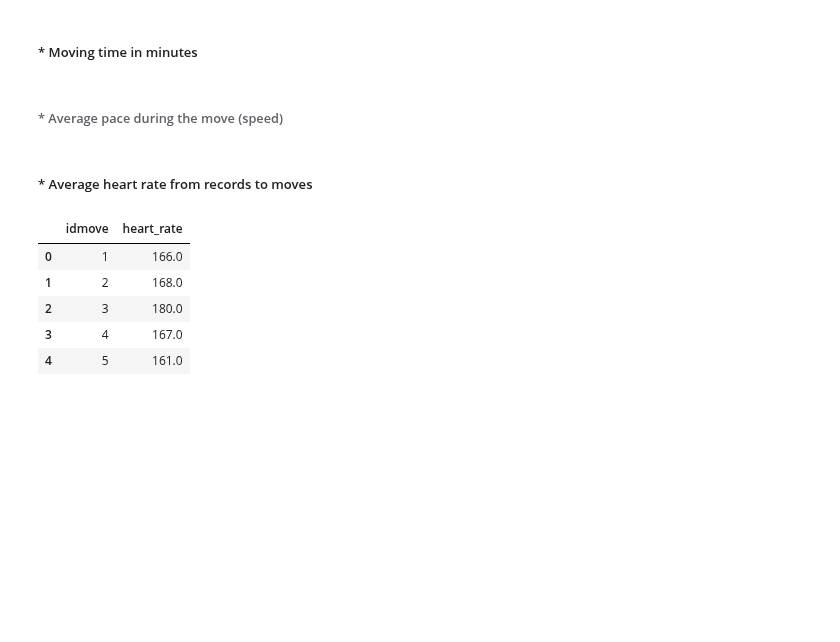
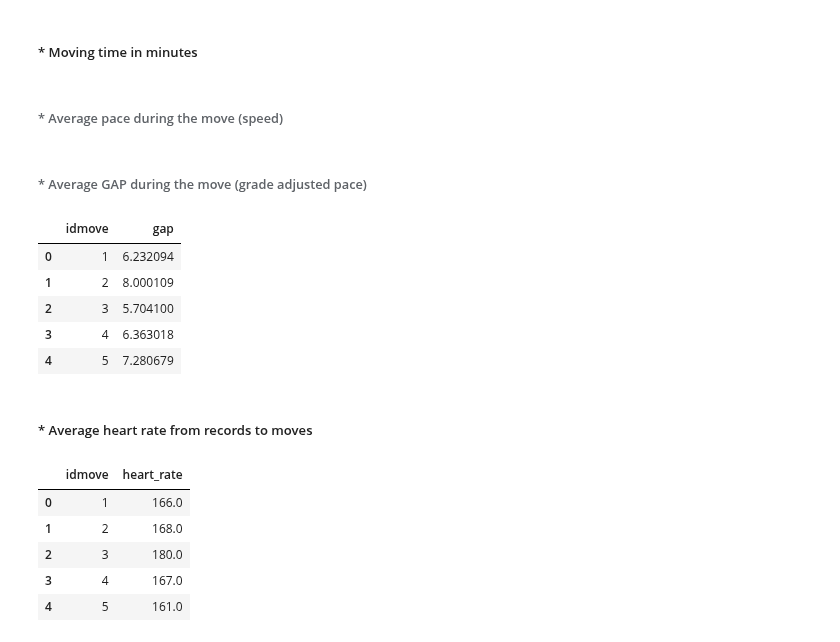
Before and after one commit to pausampietro/run_perfomance, a Jupyter notebook: 1. Data Ingestion, Cleaning, Export.ipynb, the cells around one changed output. Cells and saved outputs as stored; diff of their text form; code cells hidden in the pictures; blank space fills up the shorter version.

Commit message:
added GAP adjustement

```diff
--- a/1. Data Ingestion, Cleaning, Export.ipynb
+++ b/1. Data Ingestion, Cleaning, Export.ipynb
@@ -306,0 +311,29 @@ records['accum_ascent'] = pd.Series(accum_altitude)
+# %%
+# function takes vertical speed(vs) and horitzontal speed (hs) as an arguments, and returns GAP
+def gap_conversion(vs,hs):
+    HEIGHT = 1.8
+    WEIGHT = 77
+    Af = (0.2025 * HEIGHT**0.725 * WEIGHT**0.425) * 0.266
+    Kaero = 0.5 * 1.2 * 0.9 * Af   #0.5 * rho * Cd * Af with rho(air) = 1.2, Cd = 0.9
+    if hs == 0.0:
+        gap = 0.0
+    else:
+        # parameters
+        slope = vs/hs
+        Kslope = ((((155.4 * slope - 30.4) * slope - 43.3) * slope + 46.3) * slope + 19.5) * slope + 3.6
+        Eff = (-0.0032413 * (hs**2 + vs**2)**0.5 + 0.038994) * (hs**2 + vs**2)**0.5 + 0.25
+
+        # power calculation based on slope and speed
+        Epot = WEIGHT * 9.8 * vs/1
+        Ecin = 0.5 * WEIGHT * (hs**2 + vs**2)
+        Eaero = Kaero * (hs**2 + vs**2)
+        E = Epot + Ecin + Eaero
+
+        if -Epot > Ecin + Eaero: #The coef. doesn't take into account high-downhill-rate, so we assume for these rows gap = hs
+            E = Ecin + Eaero
+
+        # GAP adjustement: based on E = E_eq and convertion to pace (min / km)
+        adj_speed = (E / (Kaero + 0.5 * WEIGHT))**0.5
+        gap = round(1000 / (adj_speed * 60), 2)
+
+    return gap
@@ -307 +342,3 @@ records['accum_ascent'] = pd.Series(accum_altitude)
+# %%
+records['gap'] = records.apply(lambda x: gap_conversion(x['vertical_speed'], x['enhanced_speed']), axis = 1)
 # %% [markdown]
@@ -338,3 +376,16 @@ moves.rename(columns={'moving_time_min':'moving_time'}, inplace = True)
 ###### * Average pace during the move (speed)
 # %%
 moves['pace'] = moves.apply(lambda x: round(x['moving_time']/(x['distance']/1000), 2), axis=1)
+# %% [markdown]
+###### * Average GAP during the move (grade adjusted pace)
+# %%
+gap_values = records[['idmove','gap']].groupby('idmove').mean().reset_index()
+# %%
+gap_values.head()
+# %% [output]
+|  | idmove | gap |
+| 0 | 1 | 6.232094 |
+| 1 | 2 | 8.000109 |
+| 2 | 3 | 5.704100 |
+| 3 | 4 | 6.363018 |
+| 4 | 5 | 7.280679 |
```
Also changed, not shown: parts of 10 cells of this notebook, 1 other file.
